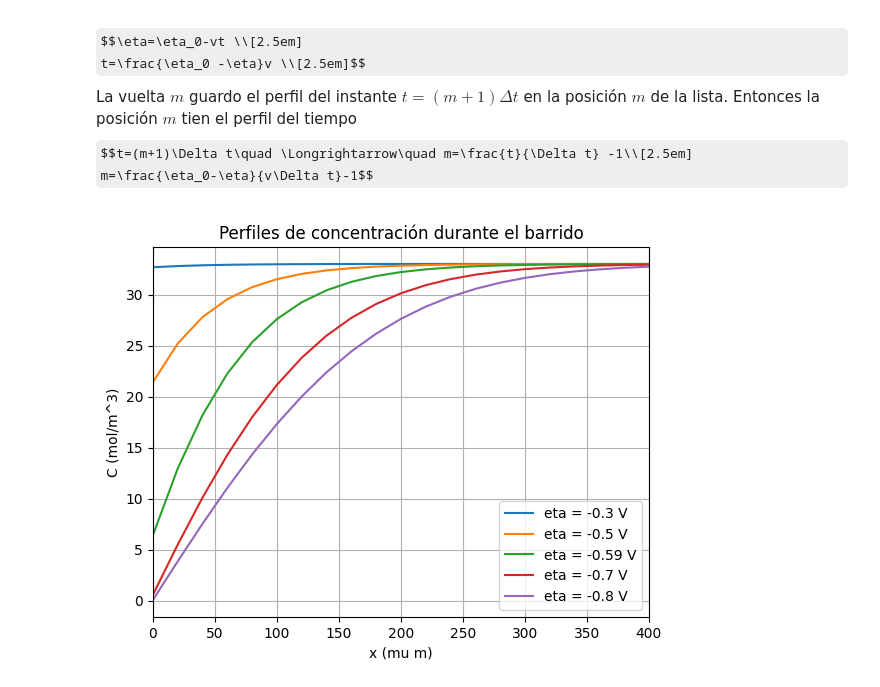
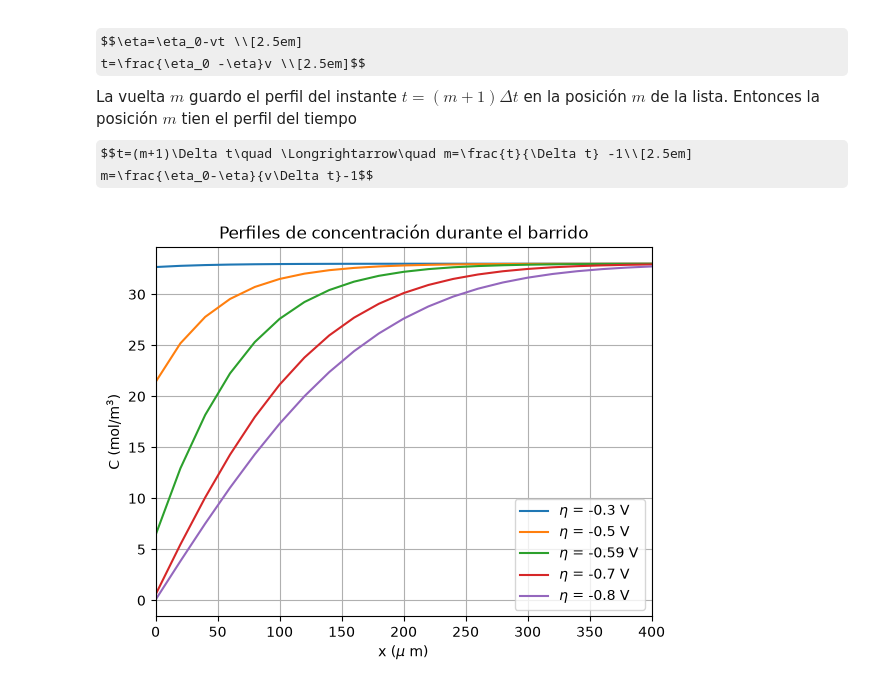
Before and after one commit to jer-vallejo/co2rr-diffusion-model, a Jupyter notebook: Etapa_3.ipynb, the cells around one changed output. Saved outputs shown, nothing was run; the diff lists cells and outputs as text; code cells hidden in the pictures; some formulas as TeX source.

```diff
--- a/Etapa_3.ipynb
+++ b/Etapa_3.ipynb
@@ -124,30 +124,30 @@ m=\frac{\eta_0-\eta}{v\Delta t}-1$$
 # %%
 dt = 0.01
 
 x = []
 for i in range(N + 1):
     x.append(i * dx * 1e6)
 
 etas_mostrar = [-0.3, -0.5, -0.59, -0.7, -0.8]
 
 for eta_obj in etas_mostrar:
     m = int(round((eta_0 - eta_obj) / (v * dt))) - 1
 
     perfil_paso = perfiles_C[m]
 
     perfil = []
     for i in range(N):
         perfil.append(perfil_paso[i])
     perfil.append(C_bulk)
 
-    plt.plot(x, perfil, label=f"eta = {eta_obj} V")
+    plt.plot(x, perfil, label=rf"$\eta$ = {eta_obj} V")
 
 plt.xlim(0, 400)
-plt.xlabel("x (mu m)")
-plt.ylabel("C (mol/m^3)")
+plt.xlabel("x ($\mu$ m)")
+plt.ylabel("C (mol/m$^3$)")
 plt.title("Perfiles de concentración durante el barrido")
 plt.grid(True)
 plt.legend()
 plt.show()
 # %% [output]
-[figure, old version]
+[figure, new version]
```
Also changed, not shown: parts of 1 cell of this notebook, 2 other files.
